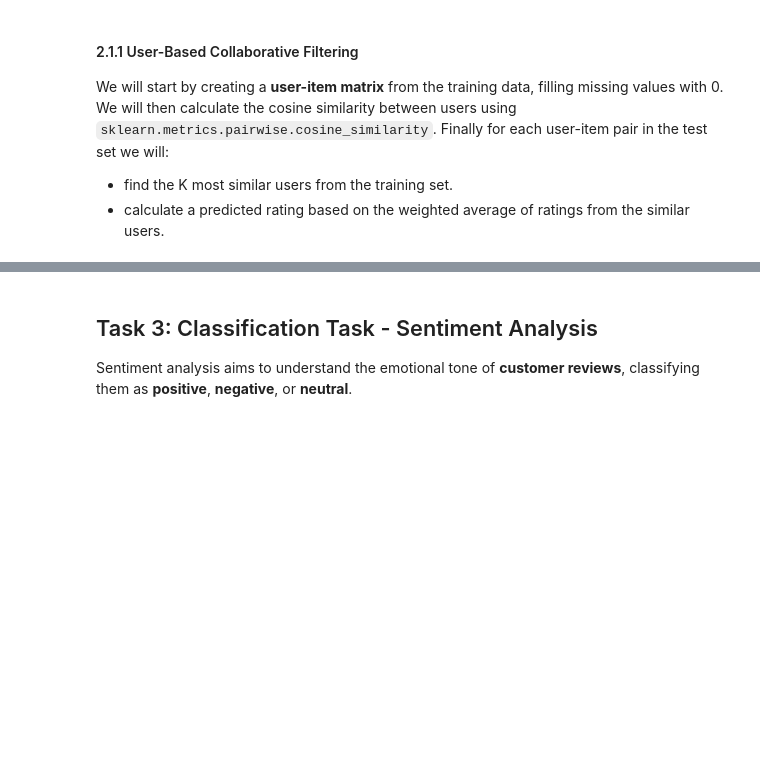
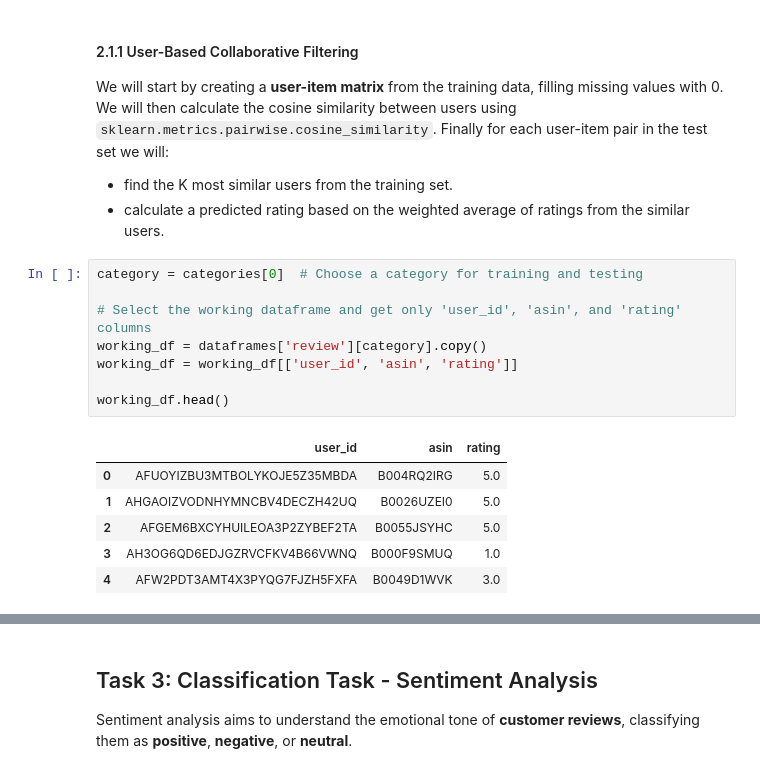
Before and after one commit to AntonisZks/Data-Mining, a Jupyter notebook: Notebooks/data_mining_assignment.ipynb, the cells around one changed output, grey strips where cells are left out. Cells and saved outputs as stored; diff of their text form; blank space fills up the shorter version.

```diff
--- a/Notebooks/data_mining_assignment.ipynb
+++ b/Notebooks/data_mining_assignment.ipynb
@@ -1331,3 +1393,18 @@ The system implemention contains a **user-based** and **item-based** collaborati
 We will start by creating a **user-item matrix** from the training data, filling missing values with 0. We will then calculate the cosine similarity between users using `sklearn.metrics.pairwise.cosine_similarity`. Finally for each user-item pair in the test set we will:
 - find the K most similar users from the training set.
 - calculate a predicted rating based on the weighted average of ratings from the similar users.
+# %%
+category = categories[0]  # Choose a category for training and testing
+
+# Select the working dataframe and get only 'user_id', 'asin', and 'rating' columns
+working_df = dataframes['review'][category].copy()
+working_df = working_df[['user_id', 'asin', 'rating']]
+
+working_df.head()
+# %% [output]
+|  | user_id | asin | rating |
+| 0 | AFUOYIZBU3MTBOLYKOJE5Z35MBDA | B004RQ2IRG | 5.0 |
+| 1 | AHGAOIZVODNHYMNCBV4DECZH42UQ | B0026UZEI0 | 5.0 |
+| 2 | AFGEM6BXCYHUILEOA3P2ZYBEF2TA | B0055JSYHC | 5.0 |
+| 3 | AH3OG6QD6EDJGZRVCFKV4B66VWNQ | B000F9SMUQ | 1.0 |
+| 4 | AFW2PDT3AMT4X3PYQG7FJZH5FXFA | B0049D1WVK | 3.0 |
```
Also changed, not shown: parts of 31 cells of this notebook, 1 other file.
